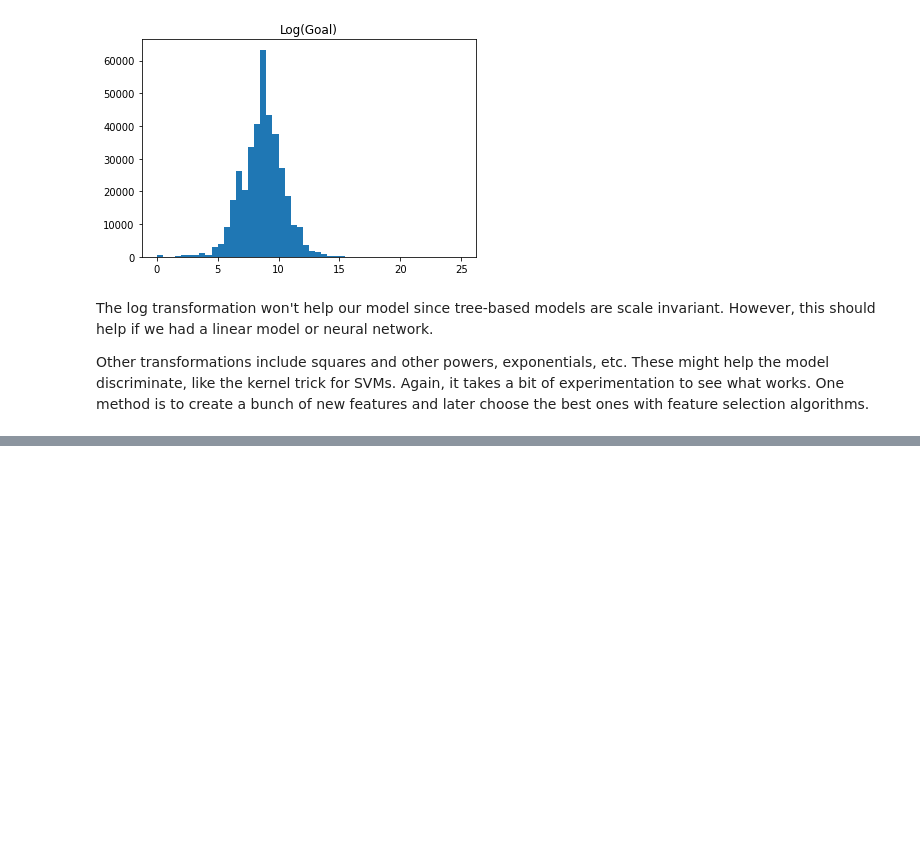
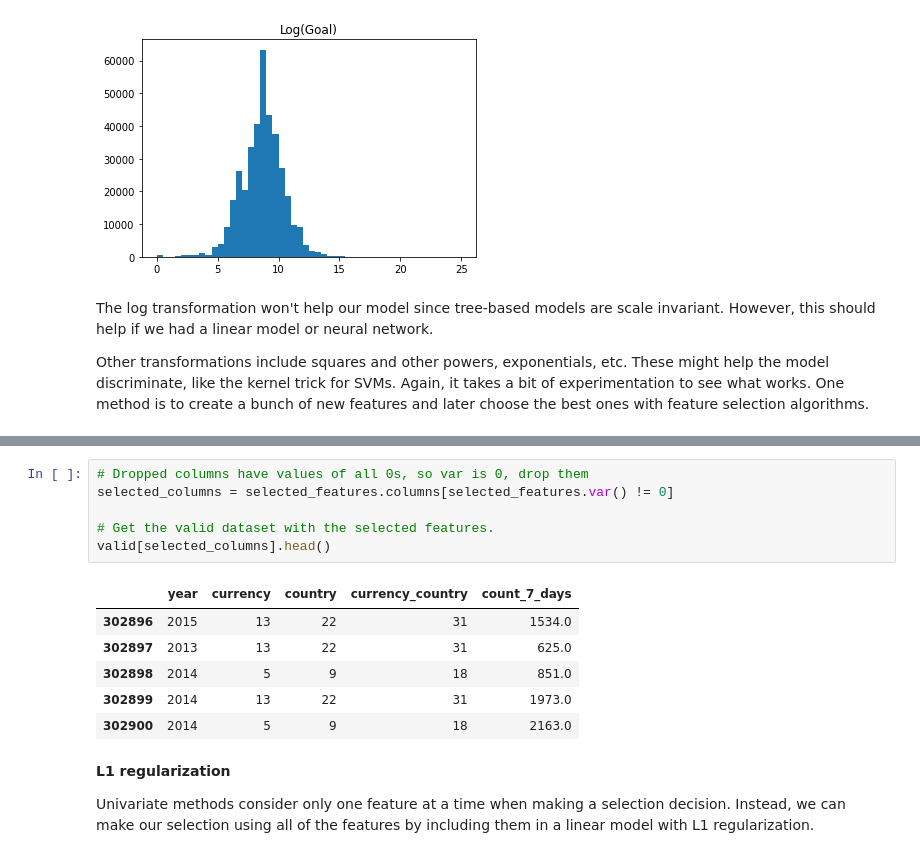
Before and after one commit to subhayuroy/KickStarter, a Jupyter notebook: KickStarter.ipynb, the cells around one changed output, grey strips where cells are left out. Saved outputs shown, nothing was run; the diff lists cells and outputs as text; blank space fills up the shorter version.

```diff
--- a/KickStarter.ipynb
+++ b/KickStarter.ipynb
@@ -450,0 +593,17 @@ Other transformations include squares and other powers, exponentials, etc. These
+# %%
+# Dropped columns have values of all 0s, so var is 0, drop them
+selected_columns = selected_features.columns[selected_features.var() != 0]
+
+# Get the valid dataset with the selected features.
+valid[selected_columns].head()
+# %% [output]
+|  | year | currency | country | currency_country | count_7_days |
+| 302896 | 2015 | 13 | 22 | 31 | 1534.0 |
+| 302897 | 2013 | 13 | 22 | 31 | 625.0 |
+| 302898 | 2014 | 5 | 9 | 18 | 851.0 |
+| 302899 | 2014 | 13 | 22 | 31 | 1973.0 |
+| 302900 | 2014 | 5 | 9 | 18 | 2163.0 |
+# %% [markdown]
+**L1 regularization**
+
+Univariate methods consider only one feature at a time when making a selection decision. Instead, we can make our selection using all of the features by including them in a linear model with L1 regularization.
```
Also changed, not shown: parts of 9 cells of this notebook.
